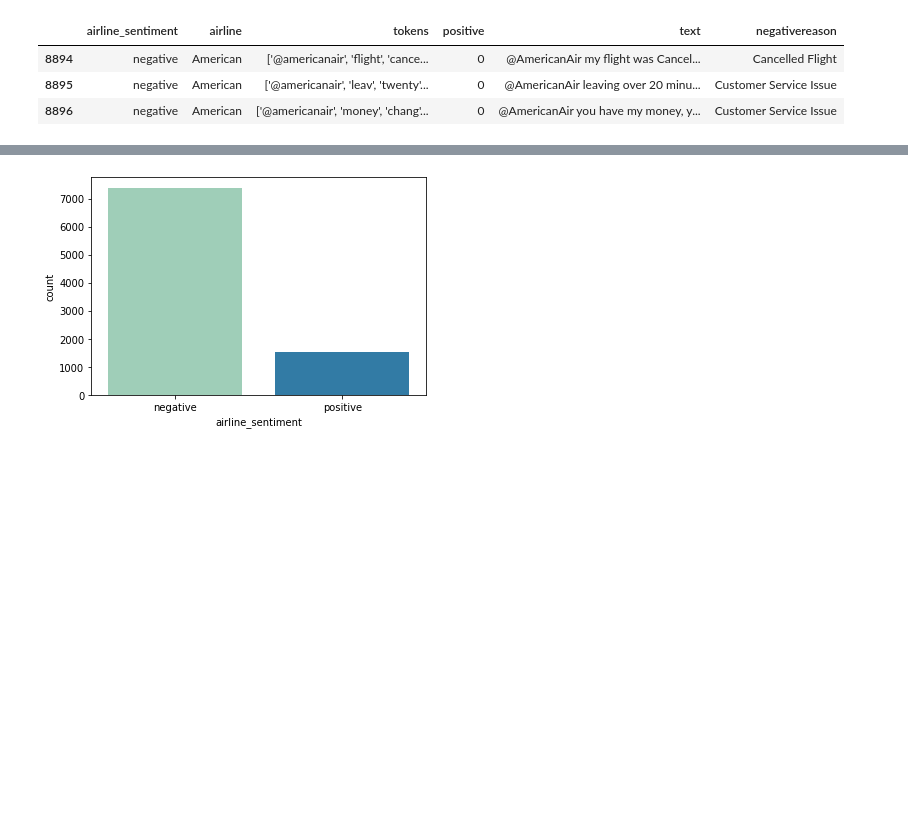
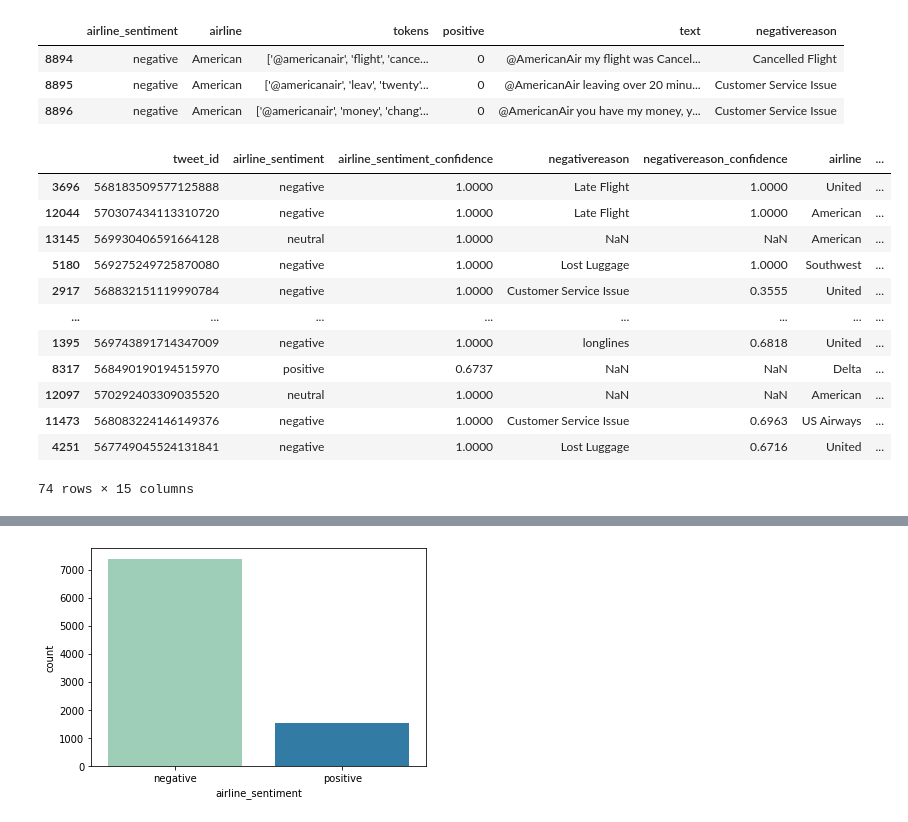
Before and after one commit to rbaset5/twitter-sentiment-prediction, a Jupyter notebook: _code/exploration/EDA.ipynb, the cells around one changed output, grey strips where cells are left out. Cells and saved outputs as stored; diff of their text form; code cells hidden in the pictures; blank space fills up the shorter version.

```diff
--- a/_code/exploration/EDA.ipynb
+++ b/_code/exploration/EDA.ipynb
@@ -52,3 +55,19 @@ df.tail(3)
 | 8894 | negative | American | ['@americanair', 'flight', 'cance... | 0 | @AmericanAir my flight was Cancel... | Cancelled Flight |
 | 8895 | negative | American | ['@americanair', 'leav', 'twenty'... | 0 | @AmericanAir leaving over 20 minu... | Customer Service Issue |
 | 8896 | negative | American | ['@americanair', 'money', 'chang'... | 0 | @AmericanAir you have my money, y... | Customer Service Issue |
+# %%
+df.sample(74)
+# %% [output]
+|  | tweet_id | airline_sentiment | airline_sentiment_confidence | negativereason | negativereason_confidence | airline | ... |
+| 3696 | 568183509577125888 | negative | 1.0000 | Late Flight | 1.0000 | United | ... |
+| 12044 | 570307434113310720 | negative | 1.0000 | Late Flight | 1.0000 | American | ... |
+| 13145 | 569930406591664128 | neutral | 1.0000 | NaN | NaN | American | ... |
+| 5180 | 569275249725870080 | negative | 1.0000 | Lost Luggage | 1.0000 | Southwest | ... |
+| 2917 | 568832151119990784 | negative | 1.0000 | Customer Service Issue | 0.3555 | United | ... |
+| ... | ... | ... | ... | ... | ... | ... | ... |
+| 1395 | 569743891714347009 | negative | 1.0000 | longlines | 0.6818 | United | ... |
+| 8317 | 568490190194515970 | positive | 0.6737 | NaN | NaN | Delta | ... |
+| 12097 | 570292403309035520 | neutral | 1.0000 | NaN | NaN | American | ... |
+| 11473 | 568083224146149376 | negative | 1.0000 | Customer Service Issue | 0.6963 | US Airways | ... |
+| 4251 | 567749045524131841 | negative | 1.0000 | Lost Luggage | 0.6716 | United | ... |
+74 rows × 15 columns
```
Also changed, not shown: parts of 4 cells of this notebook.
